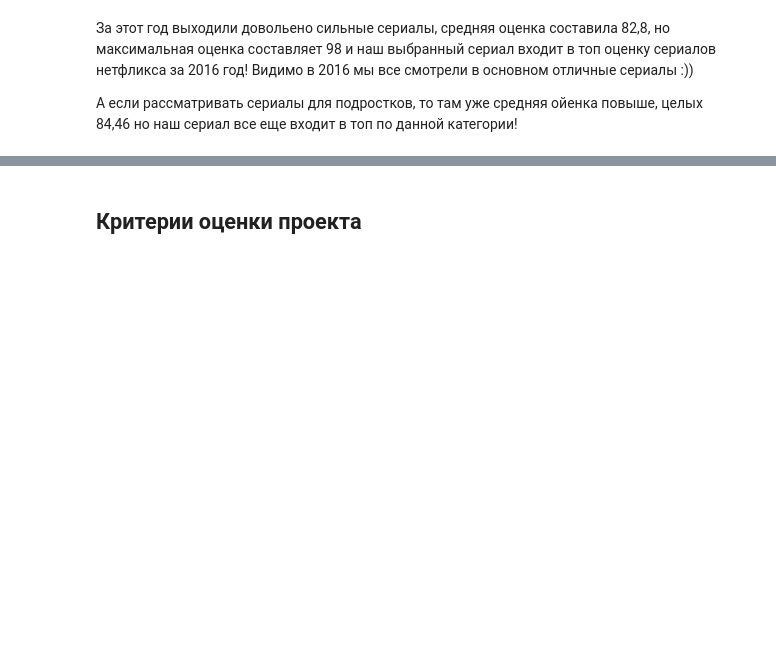
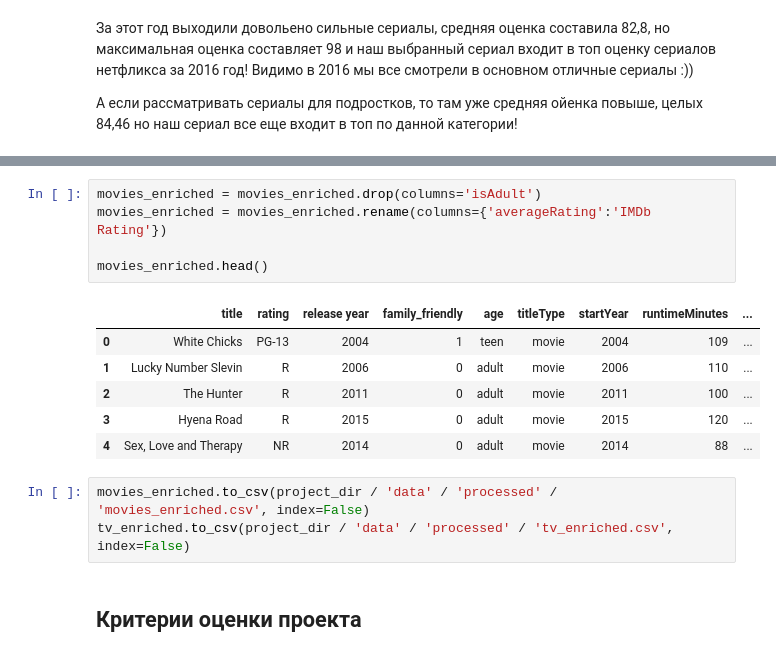
Before and after one commit to tadzhnahal/netflix-shows-eda, a Jupyter notebook: notebooks/Course Project MDS - EDA Netflix_1st_stage.ipynb, the cells around one changed output, grey strips where cells are left out. Drawn from its saved outputs; the diff is of its cells as text; blank space fills up the shorter version.

```diff
--- a/notebooks/Course Project MDS - EDA Netflix_1st_stage.ipynb
+++ b/notebooks/Course Project MDS - EDA Netflix_1st_stage.ipynb
@@ -1213,3 +1562,18 @@ Name: user rating score, dtype: float64
+# %%
+movies_enriched = movies_enriched.drop(columns='isAdult')
+movies_enriched = movies_enriched.rename(columns={'averageRating':'IMDb Rating'})
+
+movies_enriched.head()
+# %% [output]
+|  | title | rating | release year | family_friendly | age | titleType | startYear | runtimeMinutes | ... |
+| 0 | White Chicks | PG-13 | 2004 | 1 | teen | movie | 2004 | 109 | ... |
+| 1 | Lucky Number Slevin | R | 2006 | 0 | adult | movie | 2006 | 110 | ... |
+| 2 | The Hunter | R | 2011 | 0 | adult | movie | 2011 | 100 | ... |
+| 3 | Hyena Road | R | 2015 | 0 | adult | movie | 2015 | 120 | ... |
+| 4 | Sex, Love and Therapy | NR | 2014 | 0 | adult | movie | 2014 | 88 | ... |
+# %%
+movies_enriched.to_csv(project_dir / 'data' / 'processed' / 'movies_enriched.csv', index=False)
+tv_enriched.to_csv(project_dir / 'data' / 'processed' / 'tv_enriched.csv', index=False)
 # %% [markdown]
 ## Критерии оценки проекта
 # %% [markdown]
```
Also changed, not shown: parts of 49 cells of this notebook, 2 other files.
